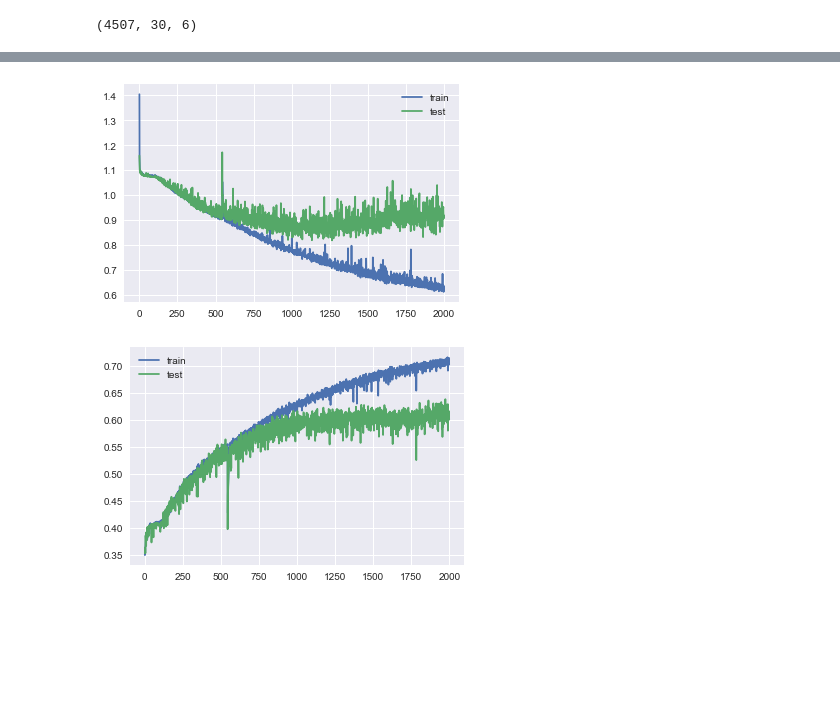
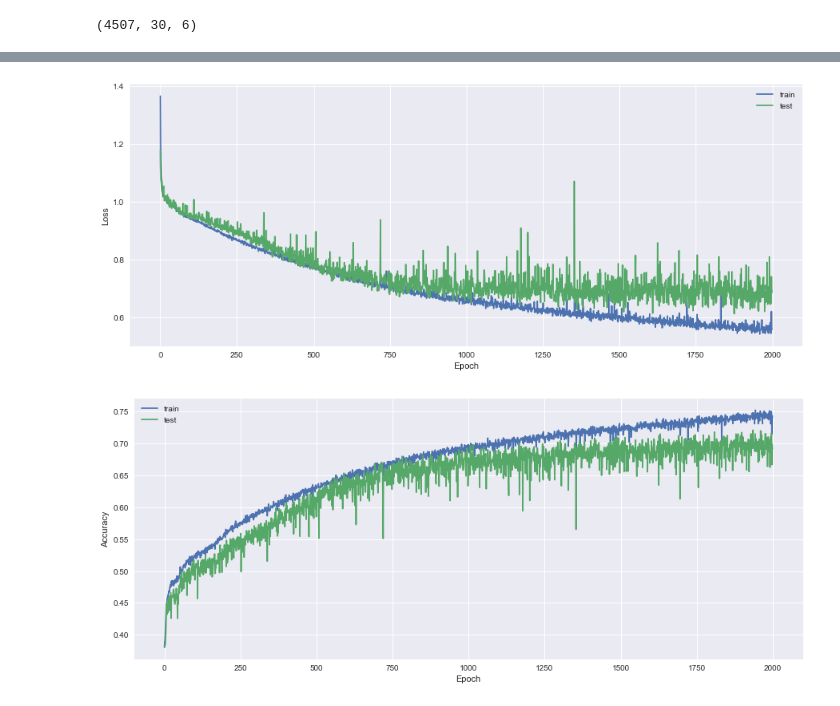
Before and after one commit to TrungAnh1812/dissertation, a Jupyter notebook: Untitled2.ipynb, the cells around one changed output, grey strips where cells are left out. Drawn from its saved outputs; the diff is of its cells as text; code cells hidden in the pictures; blank space fills up the shorter version.

```diff
--- a/Untitled2.ipynb
+++ b/Untitled2.ipynb
@@ -310,6 +321,5 @@ Accuracy: 29.39%
 # %%
 # 90-10
-
 
 N = len(data)
 ratio = np.array([0.9,0.1])
@@ -327,14 +337,6 @@ y_train = y_train.reshape(y_train.shape[0],y_train.shape[1],1)
 y_test = y_test.reshape(y_test.shape[0],y_train.shape[1],1)
 print(X_train.shape, y_train.shape, X_test.shape, y_test.shape)
 
-from sklearn.preprocessing import LabelEncoder
-from sklearn.metrics import mean_squared_error
-from keras.models import Sequential
-from keras.layers import Dense
-from keras.layers import LSTM
-from keras.layers import TimeDistributed
-from keras.layers import Dropout
-
 # design network
 model = Sequential()
 model.add(LSTM(10,input_shape=(X_train.shape[1], X_train.shape[2]), return_sequences=True))
@@ -346,64 +348,30 @@ model.compile(loss='sparse_categorical_crossentropy', optimizer='adam', metrics=
 # fit network
 history = model.fit(X_train, y_train, validation_data=(X_test, y_test), epochs=2000, batch_size=12)
 
+#plt.tight_layout()
+pyplot.ylabel('Loss')
+pyplot.xlabel('Epoch')
 # plot history
 pyplot.plot(history.history['loss'], label='train')
 pyplot.plot(history.history['val_loss'], label='test')
 pyplot.legend()
 pyplot.show()
 
+#plt.tight_layout()
+pyplot.ylabel('Accuracy')
+pyplot.xlabel('Epoch')
 # plot history
 pyplot.plot(history.history['acc'], label='train')
 pyplot.plot(history.history['val_acc'], label='test')
 pyplot.legend()
 pyplot.show()
 
-#Importing validating data
-dateparse = lambda x: pd.datetime.strptime(x, '%Y%m%d')
 
-mbb = pd.read_csv('data/excel_mbb.csv', index_col="Date", usecols=["Date", "Open", "High", "Low", "Close", "Volume", "Rate"],
-        parse_dates=["Date"], date_parser=dateparse)
-
-mbb['Rate'] = mbb['Rate'].map({'C':21,'Ca':20,'Caa3':19,'Caa2':18,'Caa1':17,'B3':16,'B2':15,'B1':14,'Ba3':13,'Ba2':12,'Ba1':11,'Baa3':10,'Baa2':9,'Baa1':8,'A3':7,'A2':6,'A1':5,'Aa3':14,'Aa2':3,'Aa1':2,'Aaa':1})
-
-temp = mbb['Rate'].unique()
-temp_rep = [0]
-for j in range(1,len(temp)):
-    if temp[j] > temp[j-1]:
-            temp_rep.append(1)
-    if temp[j] < temp[j-1]:
-            temp_rep.append(2)
-    if temp[j] == temp[j-1]:
-        temp_rep.append(0)
-for r in range(0,len(temp)):
-    mbb['Rate'].replace(temp[r],temp_rep[r],inplace=True)
-
-values = mbb.iloc[:,:-1].values
-values[0:3] = values[0:3]*1000/23000
-scaler = MinMaxScaler(feature_range=(0, 1))
-mbb.iloc[:,:-1] = scaler.fit_transform(values)
-mbb.head()
-
-#Split into samples
-samples = list()
-length = 30
-# step over the length of each bank in jumps of 30
-for i in range(0,len(mbb)-len(mbb)%length,length):
-    # grab from i to i + 30
-    sample = mbb[i:i+length]
-    samples.append(sample)
-for j in range(0,len(samples)):
-    samples[j] = array(samples[j])
-    #Scaled values
-    samples[j] = samples[j].reshape(1,length,6)
-test = np.concatenate((samples))
-print(test.shape)
-
-X_test, y_test = test[:, :, :-1], test[:, :, -1]
-y_test = y_test.reshape(y_test.shape[0],y_train.shape[1],1)
-print(X_test.shape, y_test.shape)
+#The accuracy of the model
+scores = model.evaluate(X_test, y_test, verbose=1, batch_size = 12)
+print("Testing Accuracy: %.2f%%" % (scores[1]*100))
 
 # Final evaluation of the model
-scores = model.evaluate(X_test, y_test, verbose=1, batch_size = 12)
-print("Accuracy: %.2f%%" % (scores[1]*100))
+scores = model.evaluate(X_valid, y_valid, verbose=1, batch_size = 12)
+print("Validating Accuracy: %.2f%%" % (scores[1]*100))
 # %% [output]
@@ -427,2 +395,2 @@ Epoch 2000/2000
-[figure, old version]
+[figure, new version]
-[figure, old version]
+[figure, new version]
```
Also changed, not shown: parts of 11 cells of this notebook, 2 other files.
